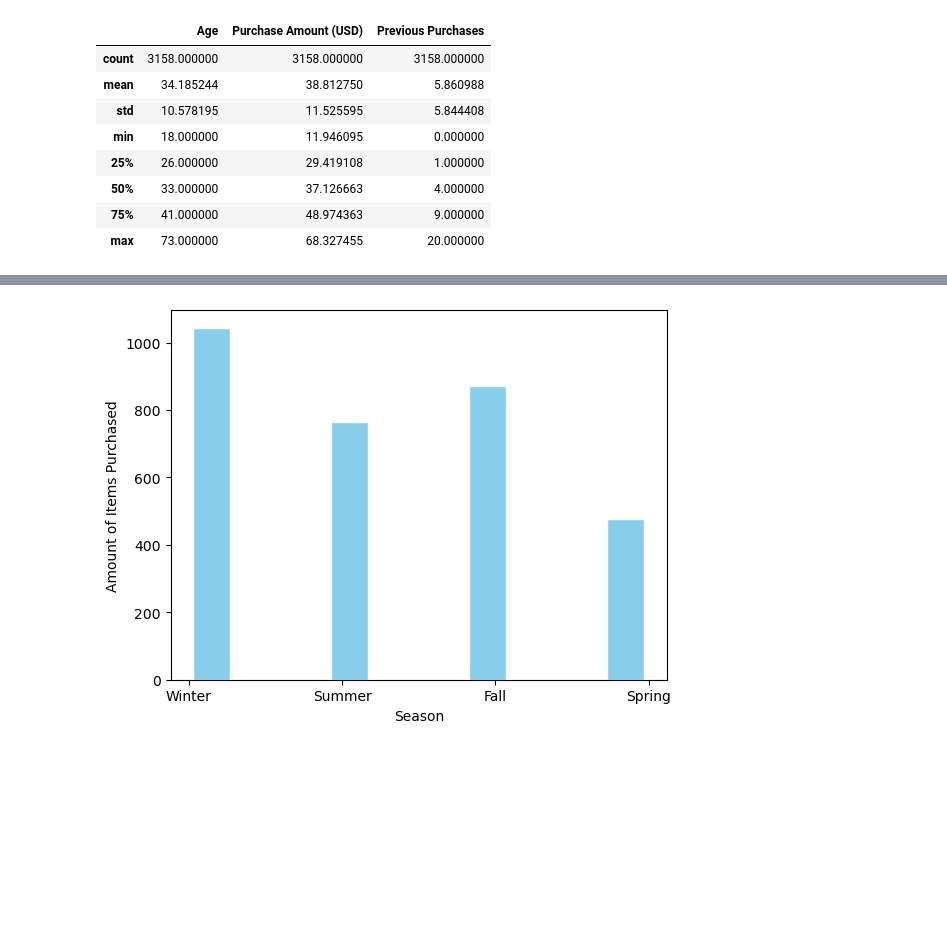
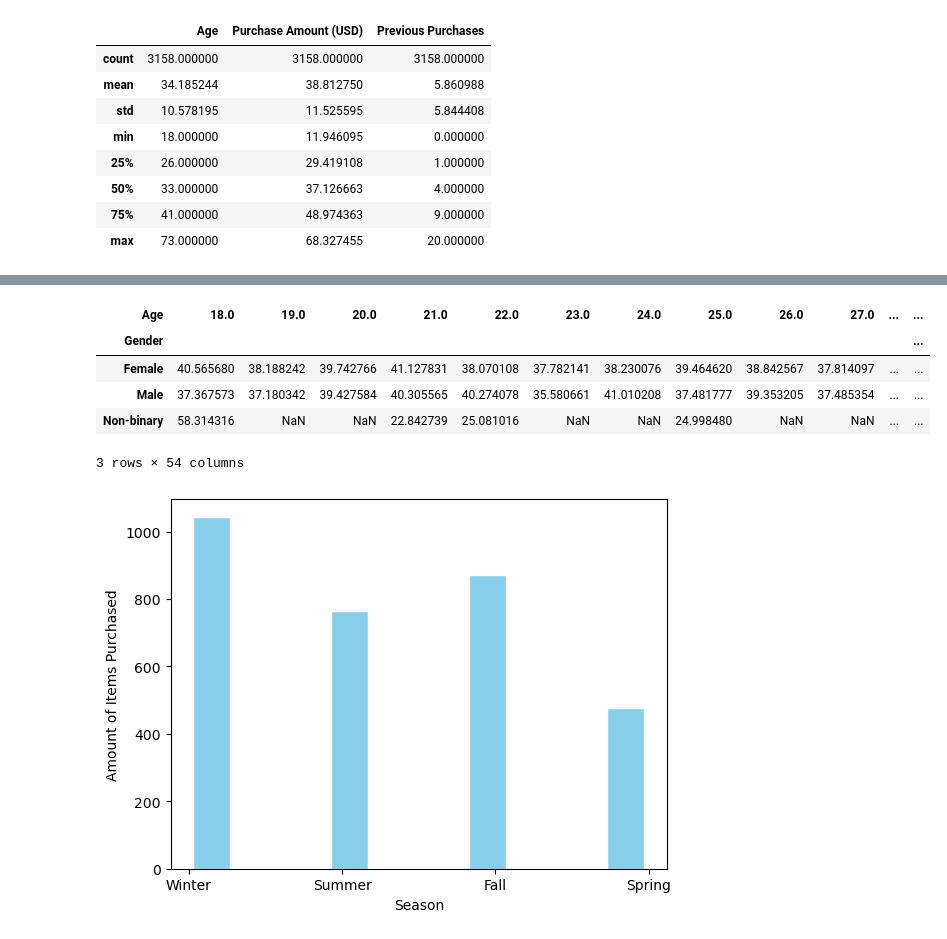
Before and after one commit to snalepa11/shopping-behavior-, a Jupyter notebook: explore.ipynb, the cells around one changed output, grey strips where cells are left out. Cells and saved outputs as stored; diff of their text form; code cells hidden in the pictures; blank space fills up the shorter version.

Commit message:
Added pivot tables and comments to desscribe code

```diff
--- a/explore.ipynb
+++ b/explore.ipynb
@@ -74 +81,19 @@ plt.show()
+# %%
+data.pivot_table(values= 'Purchase Amount (USD)', index = 'Gender', columns='Age')
+#  MoneyByAge =
+# plt.hist(MoneyByAge, bins='auto')
+
+# plt.title('Amount spent by Age and Gender')
+# plt.xlabel('Amount (USD)')
+# plt.xticks(rotation=45)
+# plt.ylabel('Age')
+# # plt.figure(figsize=(12, 6))
+# plt.show()
+# %% [output]
+| Age | 18.0 | 19.0 | 20.0 | 21.0 | 22.0 | 23.0 | 24.0 | 25.0 | 26.0 | 27.0 | ... | ... |
+| Gender |  |  |  |  |  |  |  |  |  |  |  | ... |
+| Female | 40.565680 | 38.188242 | 39.742766 | 41.127831 | 38.070108 | 37.782141 | 38.230076 | 39.464620 | 38.842567 | 37.814097 | ... | ... |
+| Male | 37.367573 | 37.180342 | 39.427584 | 40.305565 | 40.274078 | 35.580661 | 41.010208 | 37.481777 | 39.353205 | 37.485354 | ... | ... |
+| Non-binary | 58.314316 | NaN | NaN | 22.842739 | 25.081016 | NaN | NaN | 24.998480 | NaN | NaN | ... | ... |
+3 rows × 54 columns
 # %%
```
Also changed, not shown: parts of 5 cells of this notebook.
